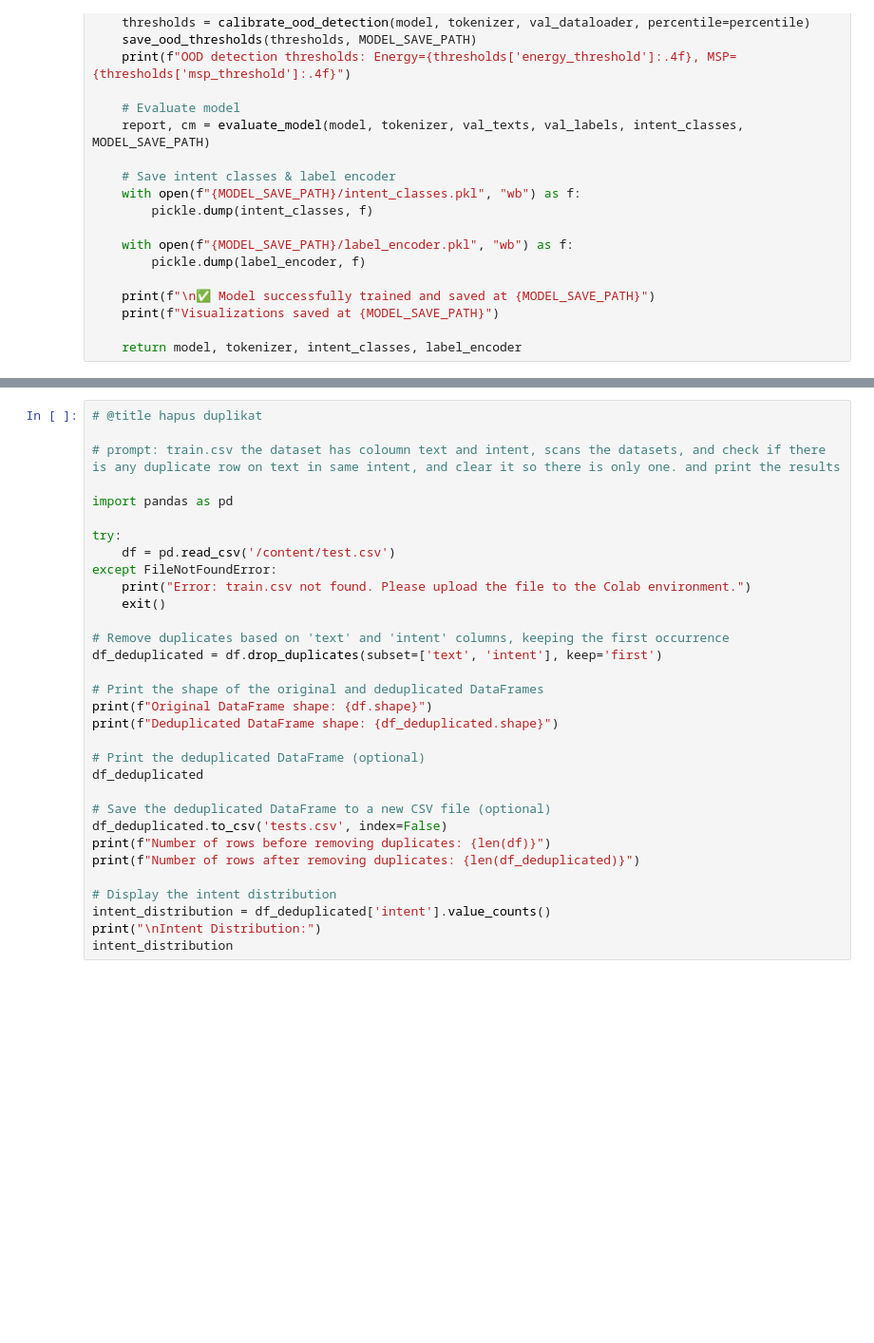
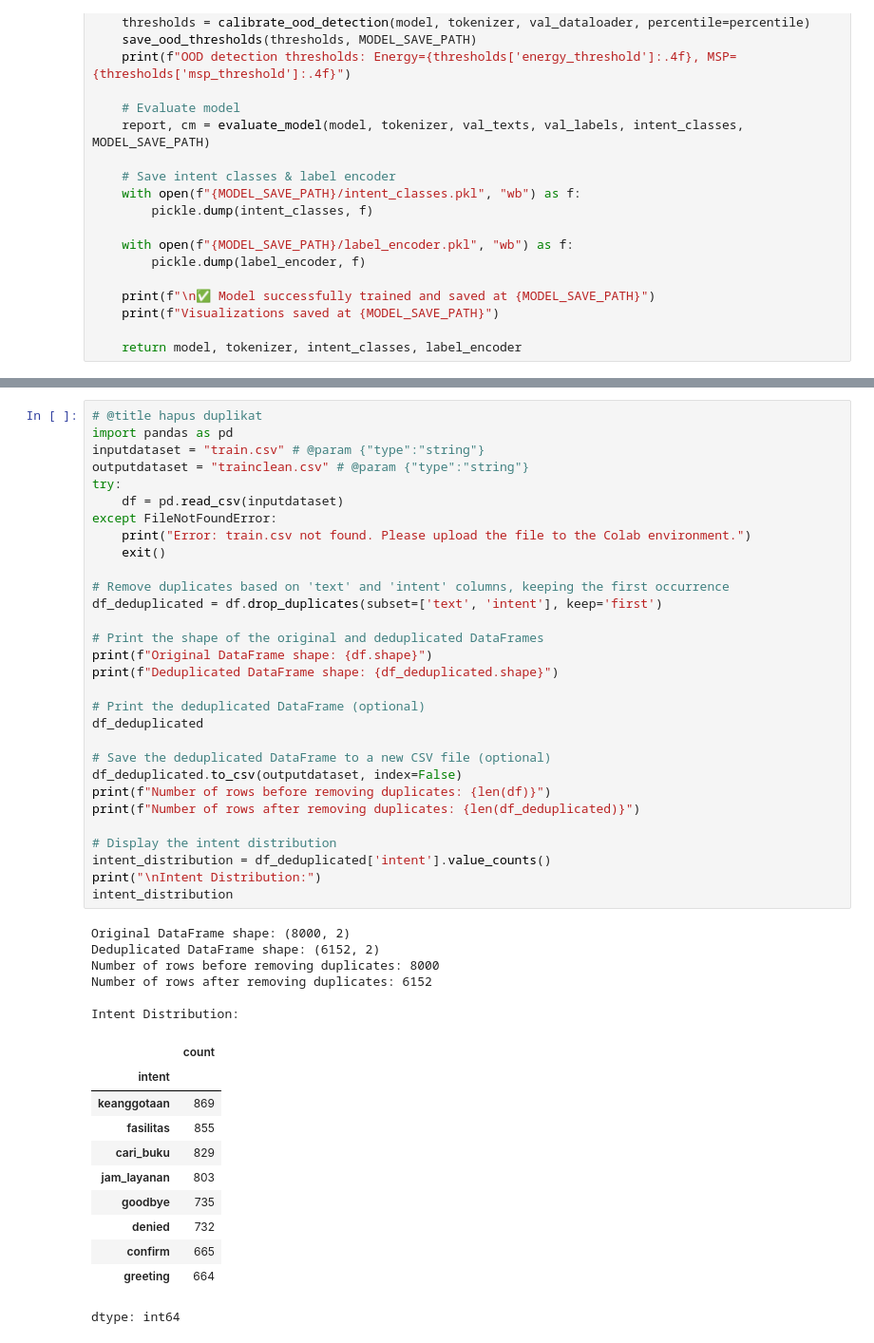
Before and after one commit to HaqTetsuya/ChatbotPerpusBipa, a Jupyter notebook: IndobertPerpusChatbot_lite_cleaned_refractored.ipynb, the cells around one changed output, grey strips where cells are left out. Shown at 95% size. Saved outputs shown, nothing was run; the diff lists cells and outputs as text; blank space fills up the shorter version.

```diff
--- a/IndobertPerpusChatbot_lite_cleaned_refractored.ipynb
+++ b/IndobertPerpusChatbot_lite_cleaned_refractored.ipynb
@@ -1631,32 +1669,48 @@ if __name__ == "__main__":
 # %%
 # @title hapus duplikat
-
-# prompt: train.csv the dataset has coloumn text and intent, scans the datasets, and check if there is any duplicate row on text in same intent, and clear it so there is only one. and print the results
-
 import pandas as pd
-
+inputdataset = "train.csv" # @param {"type":"string"}
+outputdataset = "trainclean.csv" # @param {"type":"string"}
 try:
-    df = pd.read_csv('/content/test.csv')
+    df = pd.read_csv(inputdataset)
 except FileNotFoundError:
     print("Error: train.csv not found. Please upload the file to the Colab environment.")
     exit()
 
 # Remove duplicates based on 'text' and 'intent' columns, keeping the first occurrence
 df_deduplicated = df.drop_duplicates(subset=['text', 'intent'], keep='first')
 
 # Print the shape of the original and deduplicated DataFrames
 print(f"Original DataFrame shape: {df.shape}")
 print(f"Deduplicated DataFrame shape: {df_deduplicated.shape}")
 
 # Print the deduplicated DataFrame (optional)
 df_deduplicated
 
 # Save the deduplicated DataFrame to a new CSV file (optional)
-df_deduplicated.to_csv('tests.csv', index=False)
+df_deduplicated.to_csv(outputdataset, index=False)
 print(f"Number of rows before removing duplicates: {len(df)}")
 print(f"Number of rows after removing duplicates: {len(df_deduplicated)}")
 
 # Display the intent distribution
 intent_distribution = df_deduplicated['intent'].value_counts()
 print("\nIntent Distribution:")
 intent_distribution
+# %% [output]
+Original DataFrame shape: (8000, 2)
+Deduplicated DataFrame shape: (6152, 2)
+Number of rows before removing duplicates: 8000
+Number of rows after removing duplicates: 6152
+
+Intent Distribution:
+|  | count |
+| intent |  |
+| keanggotaan | 869 |
+| fasilitas | 855 |
+| cari_buku | 829 |
+| jam_layanan | 803 |
+| goodbye | 735 |
+| denied | 732 |
+| confirm | 665 |
+| greeting | 664 |
+dtype: int64
```
Also changed, not shown: parts of 4 cells of this notebook.
